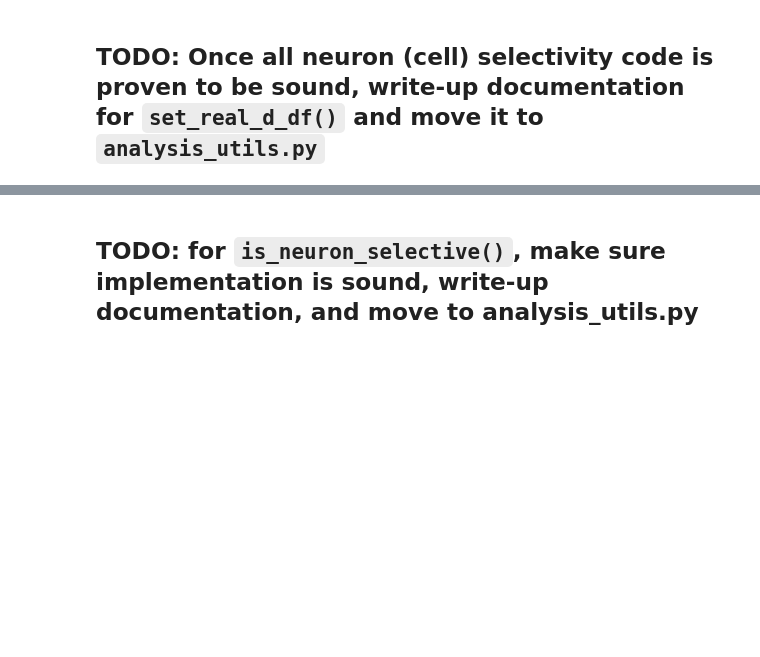
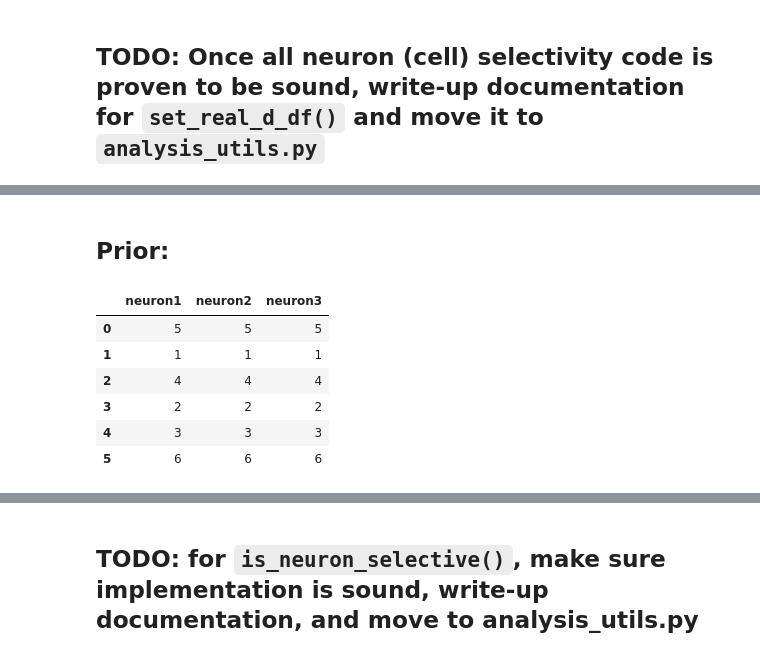
Before and after one commit to smu160/PvsNP, a Jupyter notebook: EPM_Analysis.ipynb, the cells around one changed output, grey strips where cells are left out. Saved outputs shown, nothing was run; the diff lists cells and outputs as text; code cells hidden in the pictures; blank space fills up the shorter version.

```diff
--- a/EPM_Analysis.ipynb
+++ b/EPM_Analysis.ipynb
@@ -135,0 +125,16 @@ real_d_df
+# %% [markdown]
+## Prior:
+# %%
+import sklearn
+
+df = sklearn.utils.shuffle(df)
+df.reset_index(inplace=True, drop=True)
+df
+# %% [output]
+|  | neuron1 | neuron2 | neuron3 |
+| 0 | 5 | 5 | 5 |
+| 1 | 1 | 1 | 1 |
+| 2 | 4 | 4 | 4 |
+| 3 | 2 | 2 | 2 |
+| 4 | 3 | 3 | 3 |
+| 5 | 6 | 6 | 6 |
```
Also changed, not shown: parts of 26 cells of this notebook.
